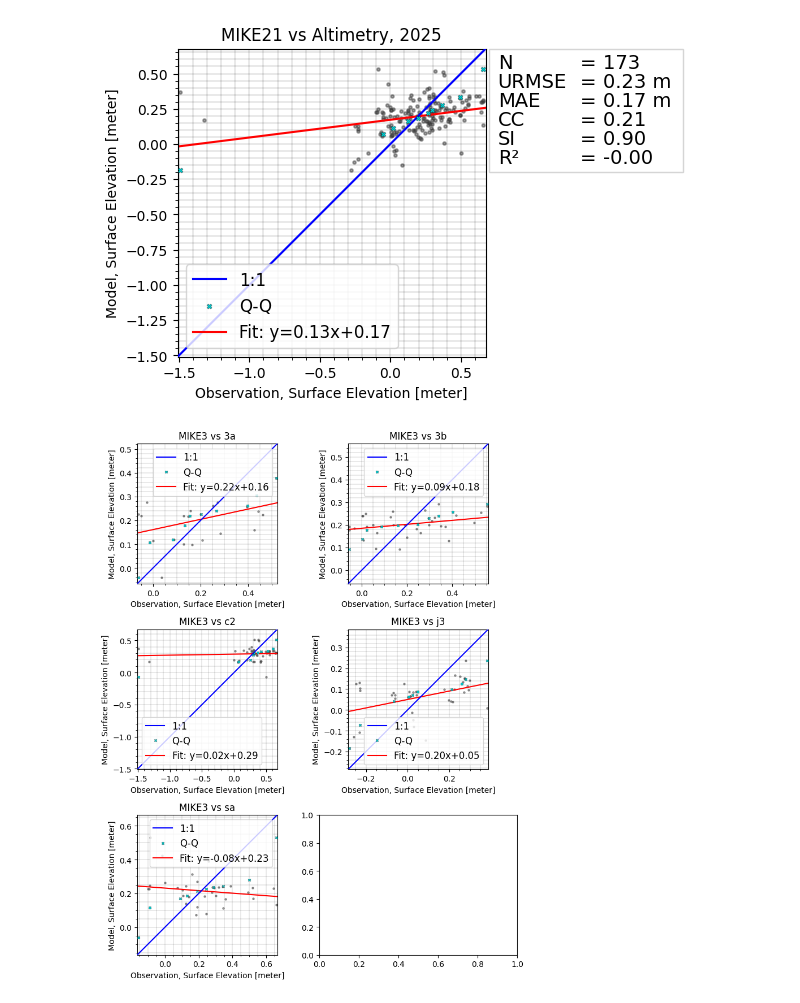
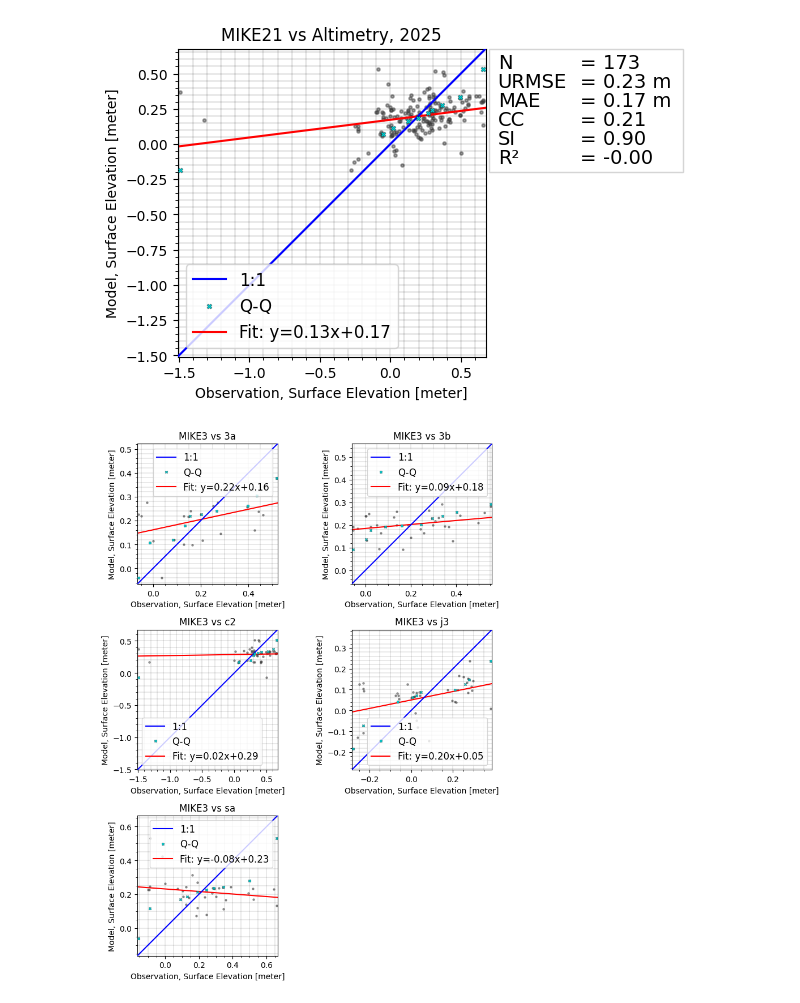
Before and after one commit to DHI/WaterBench-MIKE3HD-Oresund, a Jupyter notebook: code/model_validation_2D.ipynb, the cells around one changed output. Cells and saved outputs as stored; diff of their text form; code cells hidden in the pictures.

```diff
--- a/code/model_validation_2D.ipynb
+++ b/code/model_validation_2D.ipynb
@@ -96,10 +105,11 @@ cc.skill().round(3)
 # %%
 plot_all = False
+time_slice = slice("2024-12-01","2024-12-31") if "2024-12-01" in ds.time else None
 if not plot_all:
-    cc["Drogden"].sel(time=slice("2024-12-01","2024-12-31")).plot.timeseries();
+    cc["Drogden"].sel(time=time_slice).plot.timeseries();
 else:
     for cmp in cc:
-        cmp.sel(time=slice("2024-12-01","2024-12-31")).plot.timeseries();
+        cmp.sel(time=time_slice).plot.timeseries();
         if save_png:
             plt.savefig(f"{fig_fldr}modelskill_timeseries_{cmp.name}.png", bbox_inches='tight');
 # %% [output]
@@ -174,11 +199,11 @@ if save_png: plt.savefig("../figures/altimetry_comparison.png", bbox_inches="tig
 # %%
 fig, axs = plt.subplots(-(-len(cc)//2), 2, figsize=(8,len(cc)*2))
 axs = axs.flatten()
 for i in range(len(cc)):
     cc[i].sel().plot.scatter(ax=axs[i])
 
-# axs[-1].axis("off")
+axs[-1].axis("off")
 plt.tight_layout()
 plt.show()
 # %% [output]
-[figure, old version]
+[figure, new version]
```
Also changed, not shown: parts of 11 cells of this notebook.
